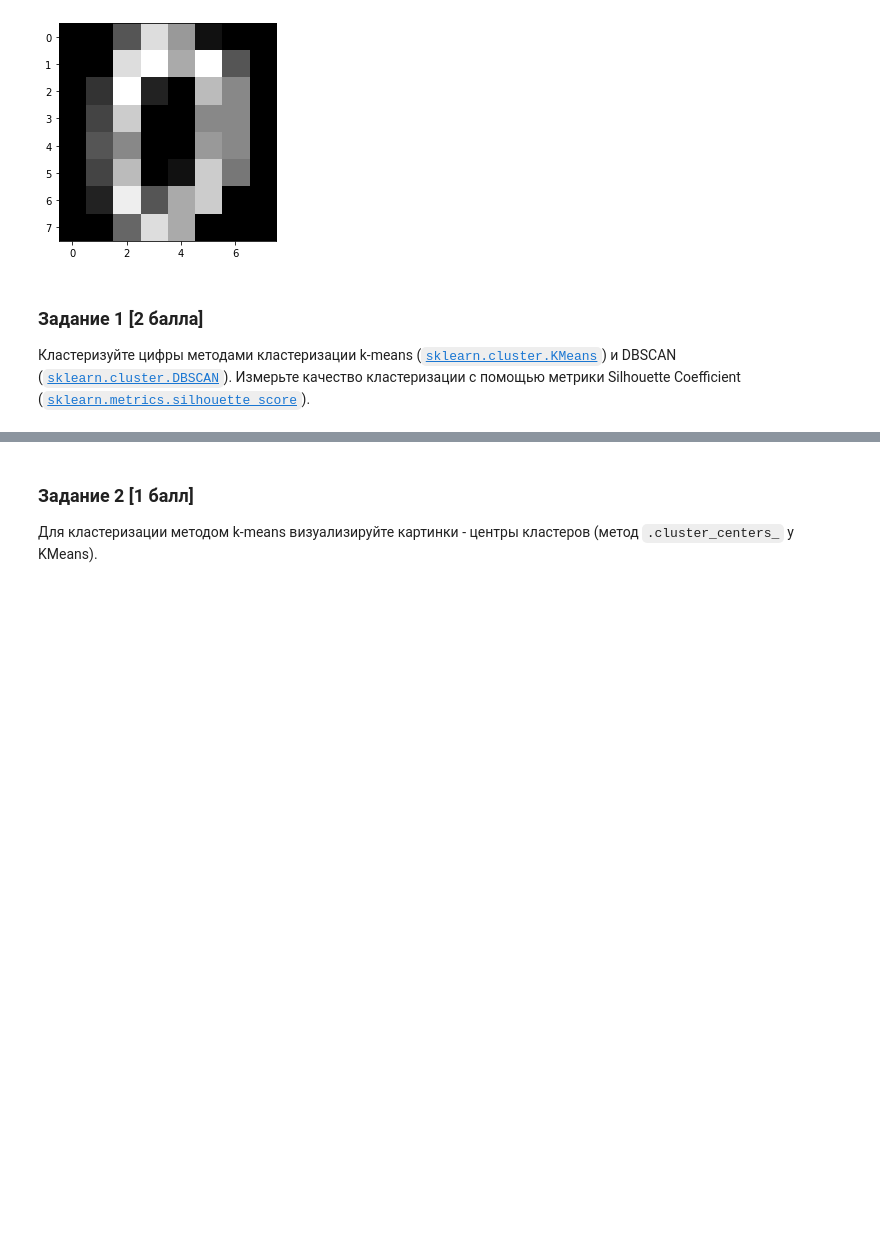
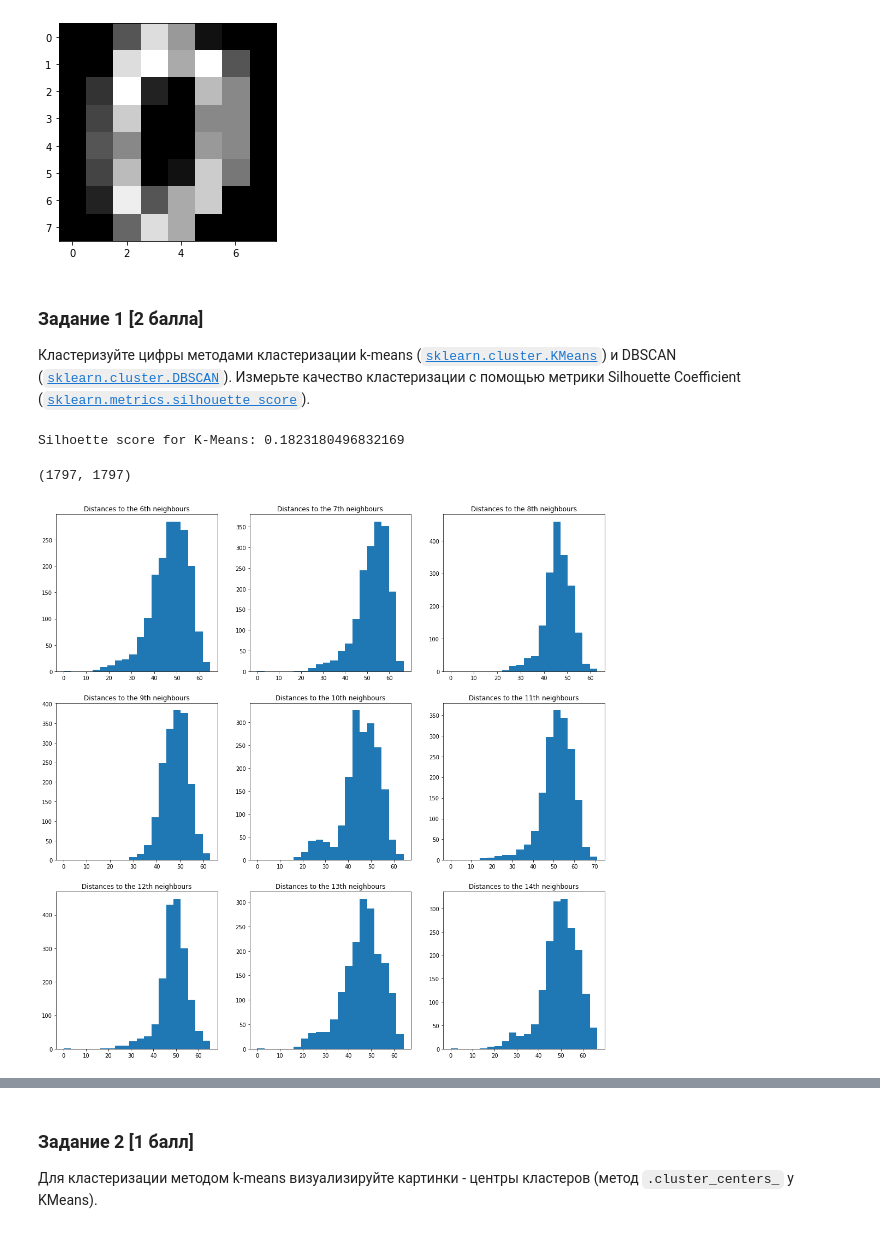
Before and after one commit to Oleg-DS/learning_data_science, a Jupyter notebook: ML/hw05.ipynb, the cells around one changed output, grey strips where cells are left out. Drawn from its saved outputs; the diff is of its cells as text; code cells hidden in the pictures; blank space fills up the shorter version.

```diff
--- a/ML/hw05.ipynb
+++ b/ML/hw05.ipynb
@@ -88,0 +87,8 @@ from sklearn.metrics import silhouette_score
+# %%
+# your code here
+k_means = KMeans(n_clusters=10)
+k_means.fit(digits)
+clusters = k_means.predict(digits)
+print('Silhoette score for K-Means:', silhouette_score(digits, clusters))
+# %% [output]
+Silhoette score for K-Means: 0.1823180496832169
@@ -88,0 +97,16 @@ from sklearn.metrics import silhouette_score
+# %%
+d_matrix = distance_matrix(digits, digits)
+d_matrix.shape
+# %% [output]
+(1797, 1797)
+# %%
+plt.figure(figsize=(18, 18))
+n = 1
+for i in range(6, 15):
+    plt.subplot(3, 3, n)
+    plt.hist(d_matrix[:, i], bins=20)
+    plt.title('Distances to the {}th neighbours'.format(i))
+    n += 1
+plt.show()
+# %% [output]
+[figure, added]
```
Also changed, not shown: parts of 8 cells of this notebook.
